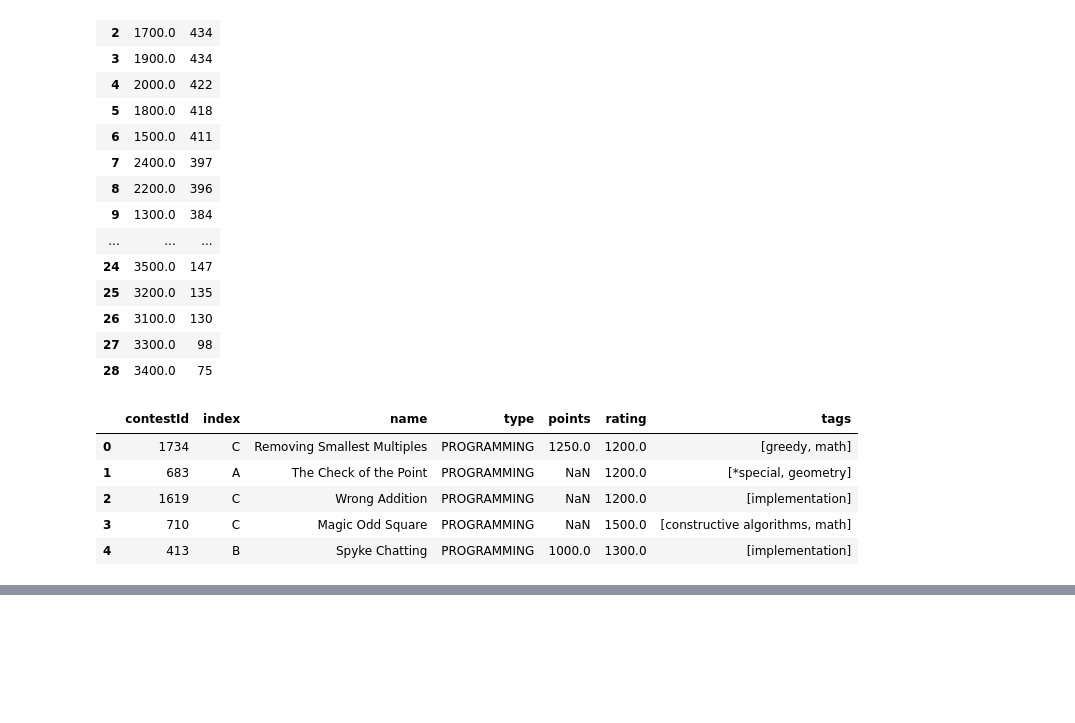
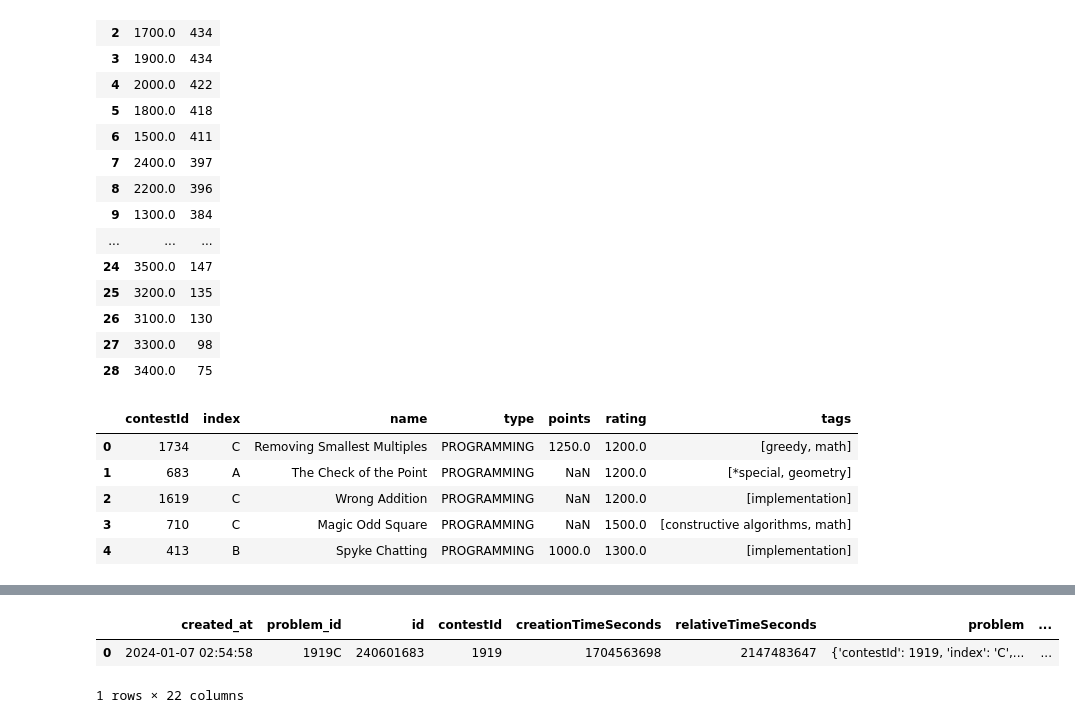
Before and after one commit to sh19910711/memo, a Jupyter notebook: codeforces.com/memo.ipynb, the cells around one changed output, grey strips where cells are left out. Drawn from its saved outputs; the diff is of its cells as text; code cells hidden in the pictures; blank space fills up the shorter version.

```diff
--- a/codeforces.com/memo.ipynb
+++ b/codeforces.com/memo.ipynb
@@ -324,0 +353,44 @@ for _, r in duckdb.connect().execute(query).df().iterrows():
+# %%
+import pandas as pd
+import duckdb
+import json
+
+df_problems = pd.DataFrame(list(pd.read_json('./api/problemset.problems.json.gz').result.problems))
+df = pd.DataFrame(list(pd.read_json('./api/user.status.json.gz').result))
+df_sub = pd.DataFrame(df[df.testset == 'TESTS'])
+df_sub['problem_json'] = df_sub.problem.apply(lambda x: json.dumps(x))
+
+df5 = duckdb.connect().execute(
+'''
+    with
+        problems as
+        (select
+            contestId || index as problem_id,
+            *
+        from
+            df_problems
+        ),
+        submissions as
+        (select
+            make_timestamp(creationTimeSeconds * 1000 * 1000) + interval 9 hours as created_at,
+            json_extract_string(problem_json, '$.contestId') || json_extract_string(problem_json, '$.index') as problem_id,
+            *
+        from
+            df_sub
+        )
+    select
+        *
+    from
+        submissions
+    join
+        problems
+    using (problem_id)
+    where
+        verdict = 'OK'
+'''
+).df()
+df5.head(1)
+# %% [output]
+|  | created_at | problem_id | id | contestId | creationTimeSeconds | relativeTimeSeconds | problem | ... |
+| 0 | 2024-01-07 02:54:58 | 1919C | 240601683 | 1919 | 1704563698 | 2147483647 | {'contestId': 1919, 'index': 'C',... | ... |
+1 rows × 22 columns
```
Also changed, not shown: parts of 6 cells of this notebook, 3 other files.
